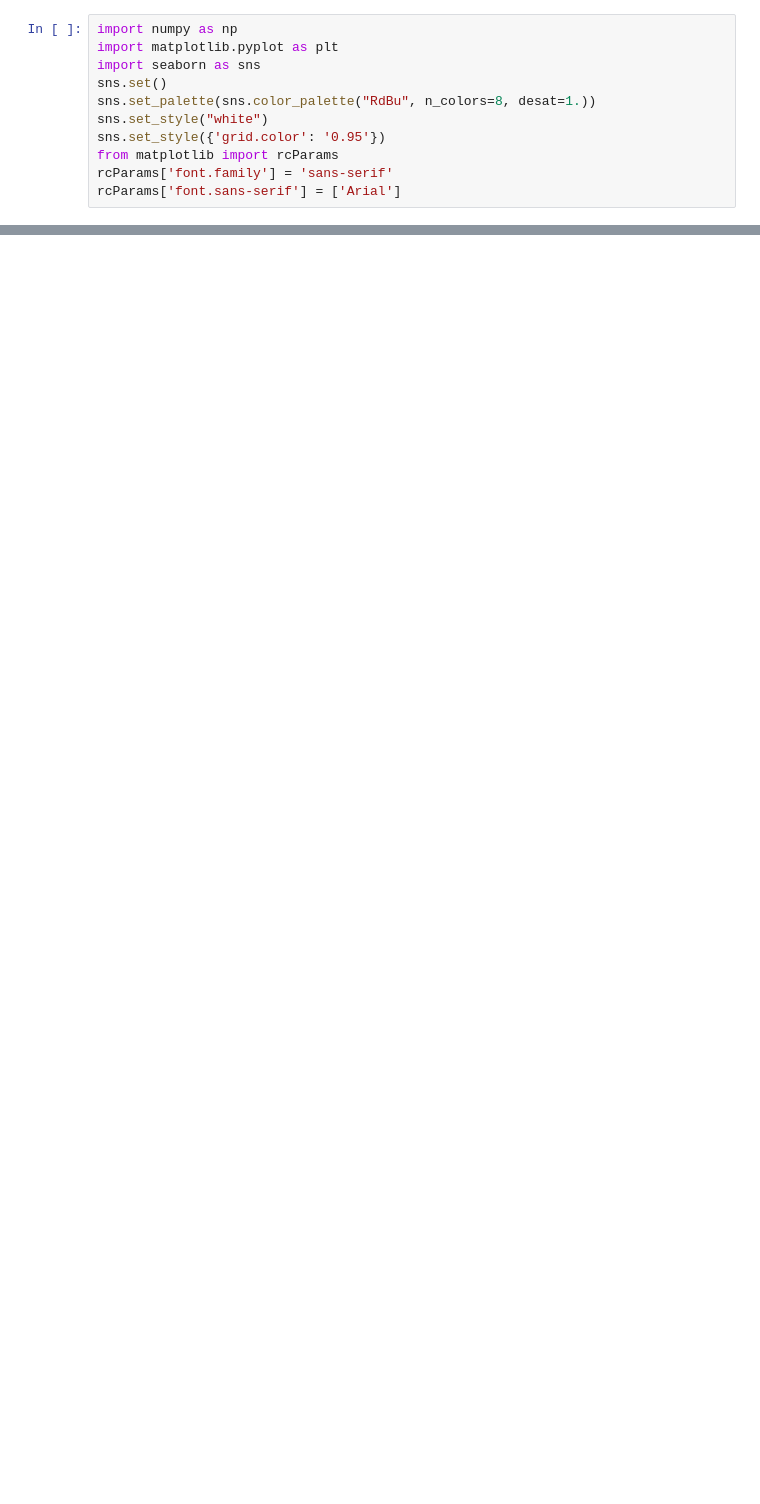
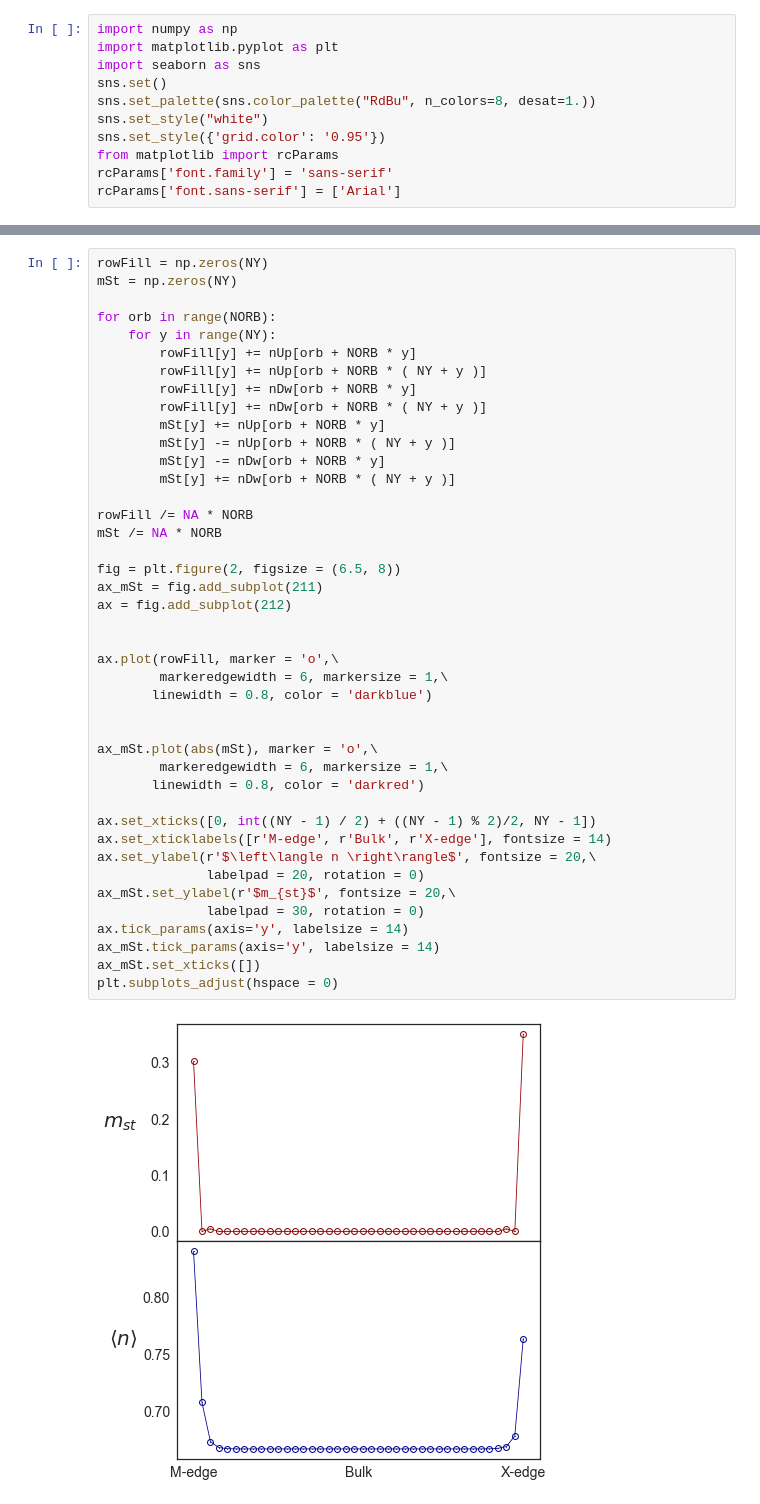
Before and after one commit to fmonteir/tmd-nanoribbon-mean-field, a Jupyter notebook: examples/plot-src/kspace.ipynb, the cells around one changed output, grey strips where cells are left out. Saved outputs shown, nothing was run; the diff lists cells and outputs as text; blank space fills up the shorter version.

```diff
--- a/examples/plot-src/kspace.ipynb
+++ b/examples/plot-src/kspace.ipynb
@@ -180,0 +181,44 @@ ax.legend(bbox_to_anchor=(-0.035,0.9))
+# %%
+rowFill = np.zeros(NY)
+mSt = np.zeros(NY)
+
+for orb in range(NORB):
+    for y in range(NY):
+        rowFill[y] += nUp[orb + NORB * y]
+        rowFill[y] += nUp[orb + NORB * ( NY + y )]
+        rowFill[y] += nDw[orb + NORB * y]
+        rowFill[y] += nDw[orb + NORB * ( NY + y )]
+        mSt[y] += nUp[orb + NORB * y]
+        mSt[y] -= nUp[orb + NORB * ( NY + y )]
+        mSt[y] -= nDw[orb + NORB * y]
+        mSt[y] += nDw[orb + NORB * ( NY + y )]
+
+rowFill /= NA * NORB
+mSt /= NA * NORB
+
+fig = plt.figure(2, figsize = (6.5, 8))
+ax_mSt = fig.add_subplot(211)
+ax = fig.add_subplot(212)
+
+
+ax.plot(rowFill, marker = 'o',\
+        markeredgewidth = 6, markersize = 1,\
+       linewidth = 0.8, color = 'darkblue')
+
+
+ax_mSt.plot(abs(mSt), marker = 'o',\
+        markeredgewidth = 6, markersize = 1,\
+       linewidth = 0.8, color = 'darkred')
+
+ax.set_xticks([0, int((NY - 1) / 2) + ((NY - 1) % 2)/2, NY - 1])
+ax.set_xticklabels([r'M-edge', r'Bulk', r'X-edge'], fontsize = 14)
+ax.set_ylabel(r'$\left\langle n \right\rangle$', fontsize = 20,\
+              labelpad = 20, rotation = 0)
+ax_mSt.set_ylabel(r'$m_{st}$', fontsize = 20,\
+              labelpad = 30, rotation = 0)
+ax.tick_params(axis='y', labelsize = 14)
+ax_mSt.tick_params(axis='y', labelsize = 14)
+ax_mSt.set_xticks([])
+plt.subplots_adjust(hspace = 0)
+# %% [output]
+[figure, added]
```
Also changed, not shown: parts of 7 cells of this notebook, 53 other files.
